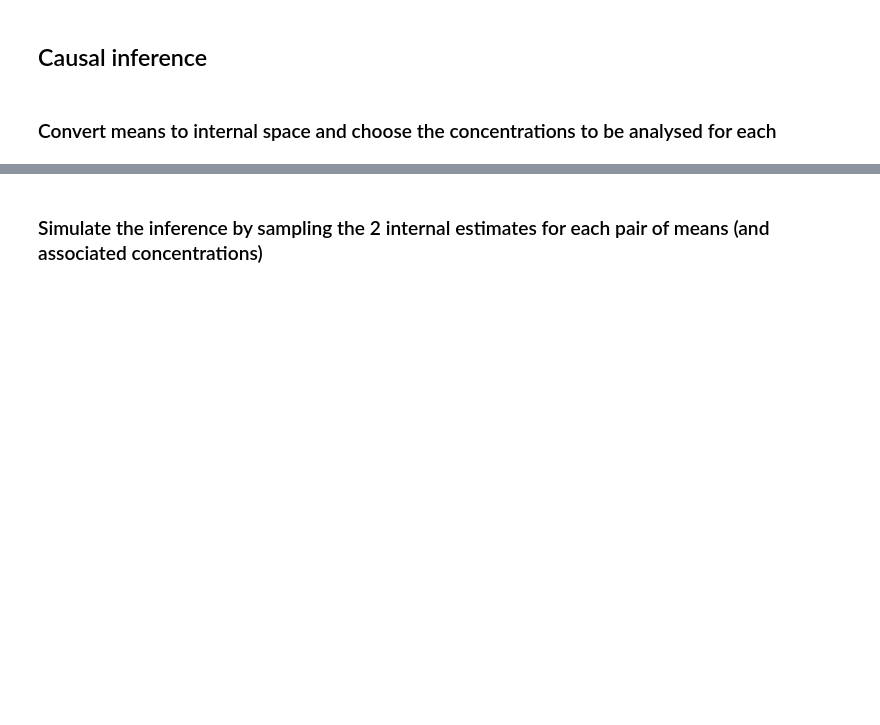
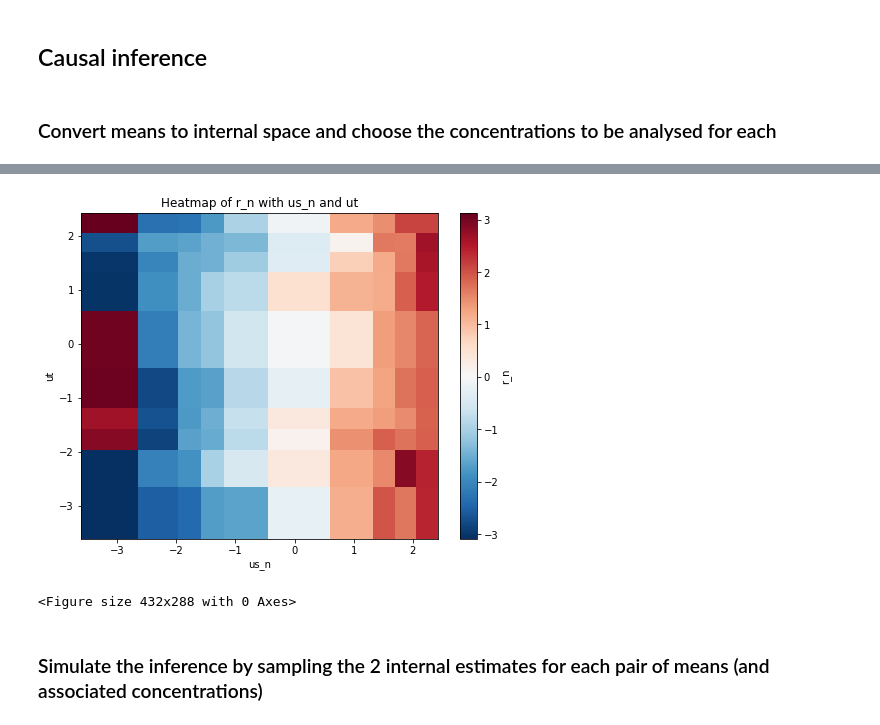
Before and after one commit to ak47na/multisensory_causal_inference, a Jupyter notebook: example_custom_causal_inference.ipynb, the cells around one changed output, grey strips where cells are left out. Saved outputs shown, nothing was run; the diff lists cells and outputs as text; code cells hidden in the pictures; blank space fills up the shorter version.

```diff
--- a/example_custom_causal_inference.ipynb
+++ b/example_custom_causal_inference.ipynb
@@ -69,3 +71,9 @@ Performing causal inference for ut, u_s_n of shape ((25,), (25,))
+# %%
+plots.heatmap_f_s_n_t(f_s_n_t=r_n.reshape((mu_x_dim, mu_x_dim)), s_n=us_n.reshape((mu_x_dim, mu_x_dim)),
+                      t=ut.reshape((mu_x_dim, mu_x_dim)), f_name='r_n', xlabel='us_n', ylabel='ut')
+# %% [output]
+[figure, added]
+<Figure size 432x288 with 0 Axes>
 # %% [markdown]
 ### Simulate the inference by sampling the 2 internal estimates for each pair of means (and associated concentrations)
 # %%
```
Also changed, not shown: parts of 7 cells of this notebook, 1 other file.
